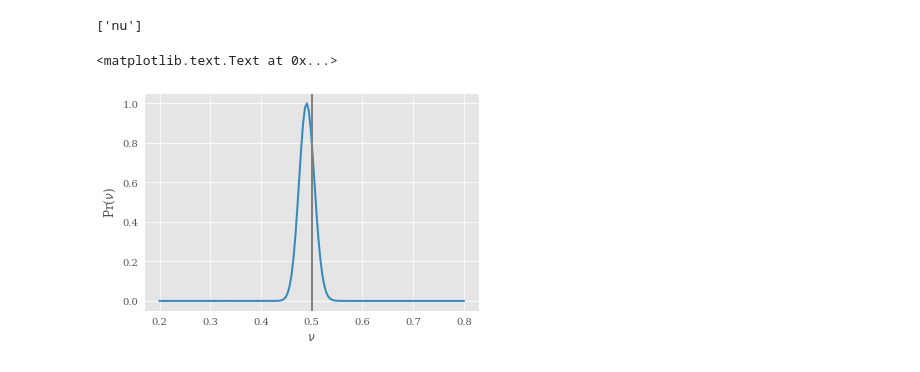
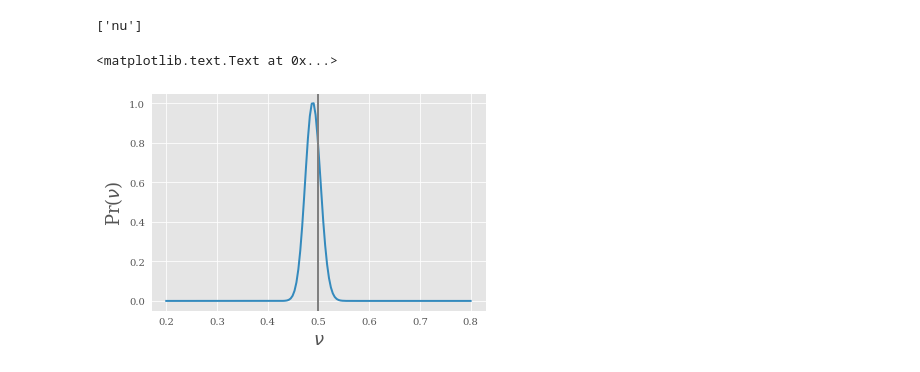
Before and after one commit to mdschneider/JIF, a Jupyter notebook: devel/debug_roaster_bias/roaster_bias_test.ipynb, the cells around one changed output. Drawn from its saved outputs; the diff is of its cells as text; code cells hidden in the pictures.

```diff
--- a/devel/debug_roaster_bias/roaster_bias_test.ipynb
+++ b/devel/debug_roaster_bias/roaster_bias_test.ipynb
@@ -65,8 +65,8 @@ lnp = np.array([rstr([nu_i]) for nu_i in nu])
 # %%
 plt.plot(nu, np.exp(lnp - np.max(lnp)), color="#348ABD", alpha=1)
 plt.axvline(0.5, color='grey')
-plt.xlabel(r"$\nu$")
-plt.ylabel(r"Pr($\nu$)")
+plt.xlabel(r"$\nu$", fontsize=18)
+plt.ylabel(r"Pr($\nu$)", fontsize=18)
 # %% [output]
 <matplotlib.text.Text at 0x...>
-[figure, old version]
+[figure, new version]
```
Also changed, not shown: parts of 21 cells of this notebook, 3 other files.
